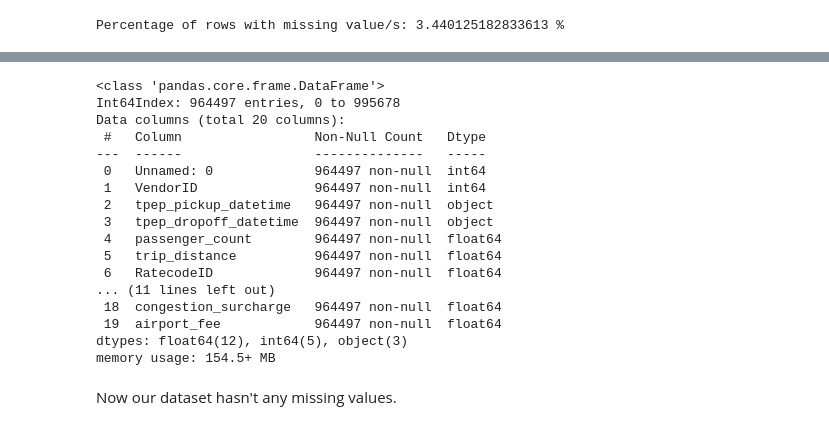
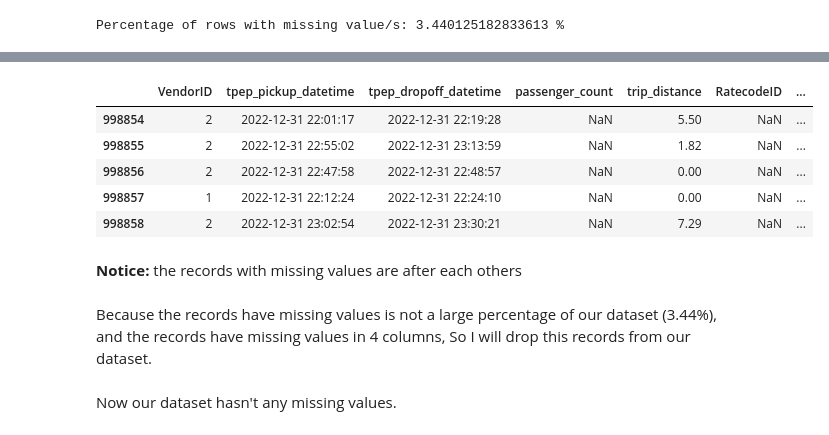
Before and after one commit to AbanoubYounan/Predict-Taxi-Fare-Before-Riding, a Jupyter notebook: Predict_NewYork_Yellow_Taxi_Fare.ipynb, the cells around one changed output, grey strips where cells are left out. Drawn from its saved outputs; the diff is of its cells as text; code cells hidden in the pictures.

```diff
--- a/Predict_NewYork_Yellow_Taxi_Fare.ipynb
+++ b/Predict_NewYork_Yellow_Taxi_Fare.ipynb
@@ -152,23 +256,14 @@ df.head()
-# %%
-# Checking if their any missing values yet.
-df.info()
-# %% [output]
-<class 'pandas.core.frame.DataFrame'>
-Int64Index: 964497 entries, 0 to 995678
-Data columns (total 20 columns):
- #   Column                 Non-Null Count   Dtype
----  ------                 --------------   -----
- 0   Unnamed: 0             964497 non-null  int64
- 1   VendorID               964497 non-null  int64
- 2   tpep_pickup_datetime   964497 non-null  object
- 3   tpep_dropoff_datetime  964497 non-null  object
- 4   passenger_count        964497 non-null  float64
- 5   trip_distance          964497 non-null  float64
- 6   RatecodeID             964497 non-null  float64
-... (11 lines left out)
- 18  congestion_surcharge   964497 non-null  float64
- 19  airport_fee            964497 non-null  float64
-dtypes: float64(12), int64(5), object(3)
-memory usage: 154.5+ MB
-# %% [markdown]
-Now our dataset hasn't any missing values.
+# %%
+df_missing.tail(5)
+# %% [output]
+|  | VendorID | tpep_pickup_datetime | tpep_dropoff_datetime | passenger_count | trip_distance | RatecodeID | ... |
+| 998854 | 2 | 2022-12-31 22:01:17 | 2022-12-31 22:19:28 | NaN | 5.50 | NaN | ... |
+| 998855 | 2 | 2022-12-31 22:55:02 | 2022-12-31 23:13:59 | NaN | 1.82 | NaN | ... |
+| 998856 | 2 | 2022-12-31 22:47:58 | 2022-12-31 22:48:57 | NaN | 0.00 | NaN | ... |
+| 998857 | 1 | 2022-12-31 22:12:24 | 2022-12-31 22:24:10 | NaN | 0.00 | NaN | ... |
+| 998858 | 2 | 2022-12-31 23:02:54 | 2022-12-31 23:30:21 | NaN | 7.29 | NaN | ... |
+# %% [markdown]
+**Notice:**
+the records with missing values are after each others
+# %% [markdown]
+Because the records have missing values is not a large percentage of our dataset (3.44%), and the records have missing values in 4 columns, So I will drop this records from our dataset.
@@ -174,0 +276,2 @@ Now our dataset hasn't any missing values.
+# %% [markdown]
+Now our dataset hasn't any missing values.
```
Also changed, not shown: parts of 19 cells of this notebook.
